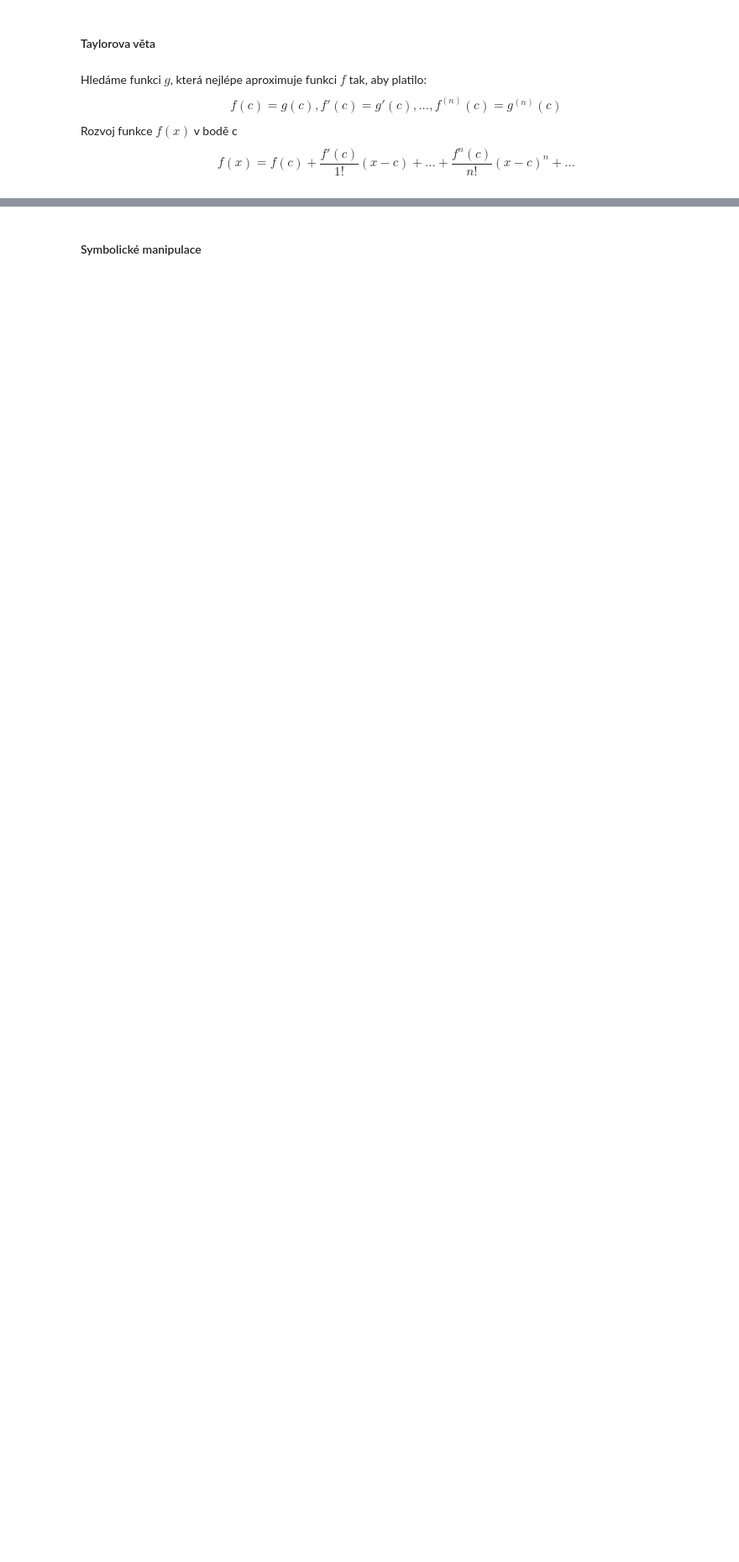
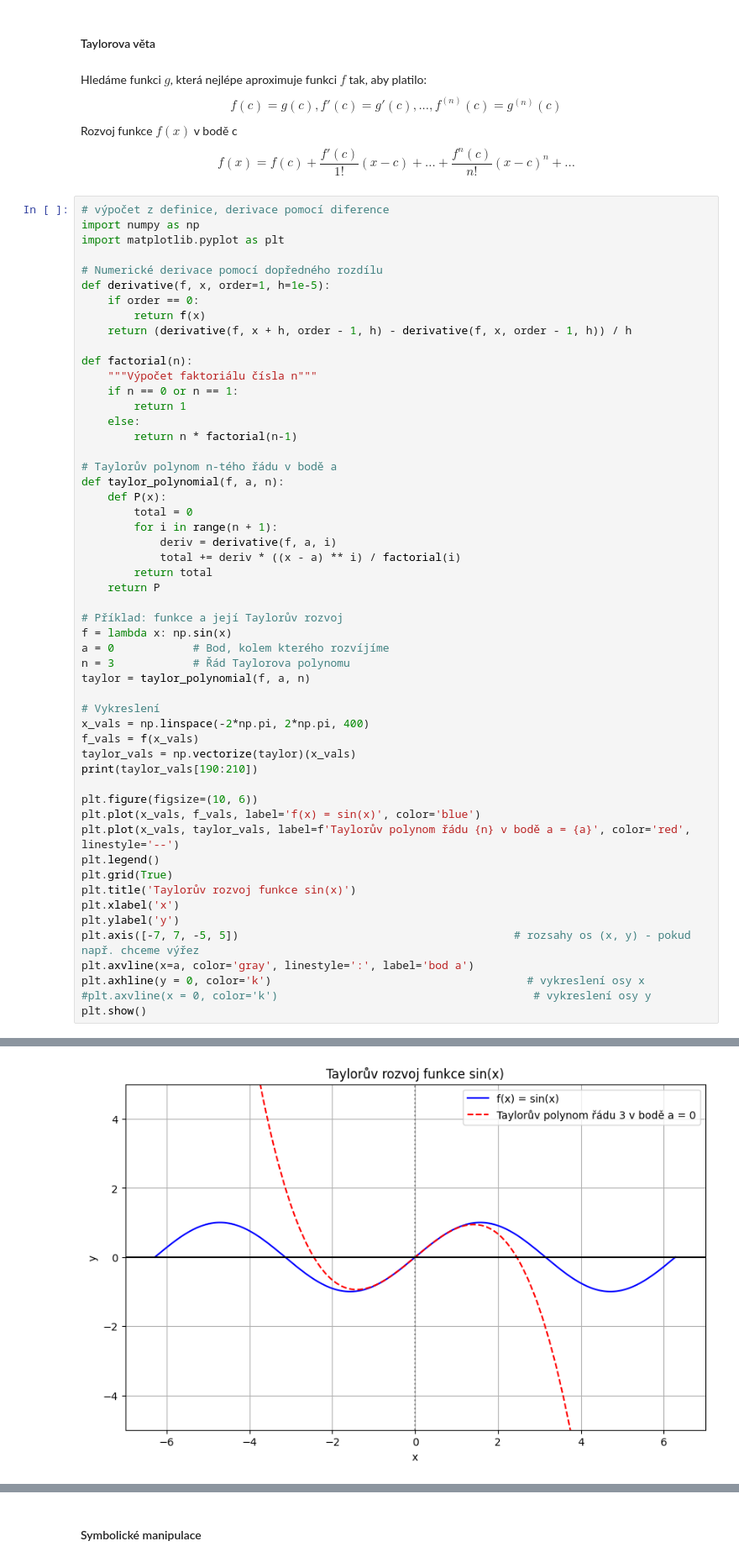
Before and after one commit to pkbcz/MSW2, a Jupyter notebook: 10 Derivace.ipynb, the cells around one changed output, grey strips where cells are left out. Shown at 84% size. Drawn from its saved outputs; the diff is of its cells as text; blank space fills up the shorter version.

```diff
--- a/10 Derivace.ipynb
+++ b/10 Derivace.ipynb
@@ -89,3 +89,57 @@ Hledáme funkci $g$, která nejlépe aproximuje funkci $f$ tak, aby platilo:
 $$f(c)=g(c), f'(c)=g'(c), ..., f^{(n)}(c)=g^{(n)}(c)$$
 Rozvoj funkce $f(x)$ v bodě c
 $$f(x)=f(c)+\frac{f'(c)}{1!}(x-c)+...+\frac{f^n(c)}{n!}(x-c)^n+...$$
+# %%
+# výpočet z definice, derivace pomocí diference
+import numpy as np
+import matplotlib.pyplot as plt
+
+# Numerické derivace pomocí dopředného rozdílu
+def derivative(f, x, order=1, h=1e-5):
+    if order == 0:
+        return f(x)
+    return (derivative(f, x + h, order - 1, h) - derivative(f, x, order - 1, h)) / h
+
+def factorial(n):
+    """Výpočet faktoriálu čísla n"""
+    if n == 0 or n == 1:
+        return 1
+    else:
+        return n * factorial(n-1)
+
+# Taylorův polynom n-tého řádu v bodě a
+def taylor_polynomial(f, a, n):
+    def P(x):
+        total = 0
+        for i in range(n + 1):
+            deriv = derivative(f, a, i)
+            total += deriv * ((x - a) ** i) / factorial(i)
+        return total
+    return P
+
+# Příklad: funkce a její Taylorův rozvoj
+f = lambda x: np.sin(x)
+a = 0            # Bod, kolem kterého rozvíjíme
+n = 3            # Řád Taylorova polynomu
+taylor = taylor_polynomial(f, a, n)
+
+# Vykreslení
+x_vals = np.linspace(-2*np.pi, 2*np.pi, 400)
+f_vals = f(x_vals)
+taylor_vals = np.vectorize(taylor)(x_vals)
+print(taylor_vals[190:210])
+
+plt.figure(figsize=(10, 6))
+plt.plot(x_vals, f_vals, label='f(x) = sin(x)', color='blue')
+plt.plot(x_vals, taylor_vals, label=f'Taylorův polynom řádu {n} v bodě a = {a}', color='red', linestyle='--')
+plt.legend()
+plt.grid(True)
+plt.title('Taylorův rozvoj funkce sin(x)')
+plt.xlabel('x')
+plt.ylabel('y')
+plt.axis([-7, 7, -5, 5])                                          # rozsahy os (x, y) - pokud např. chceme výřez
+plt.axvline(x=a, color='gray', linestyle=':', label='bod a')
+plt.axhline(y = 0, color='k')                                       # vykreslení osy x
+#plt.axvline(x = 0, color='k')                                       # vykreslení osy y
+plt.show()
+# %% [output]
@@ -91,0 +150 @@ $$f(x)=f(c)+\frac{f'(c)}{1!}(x-c)+...+\frac{f^n(c)}{n!}(x-c)^n+...$$
+[figure, added]
```
Also changed, not shown: parts of 15 cells of this notebook, 7 other files.
